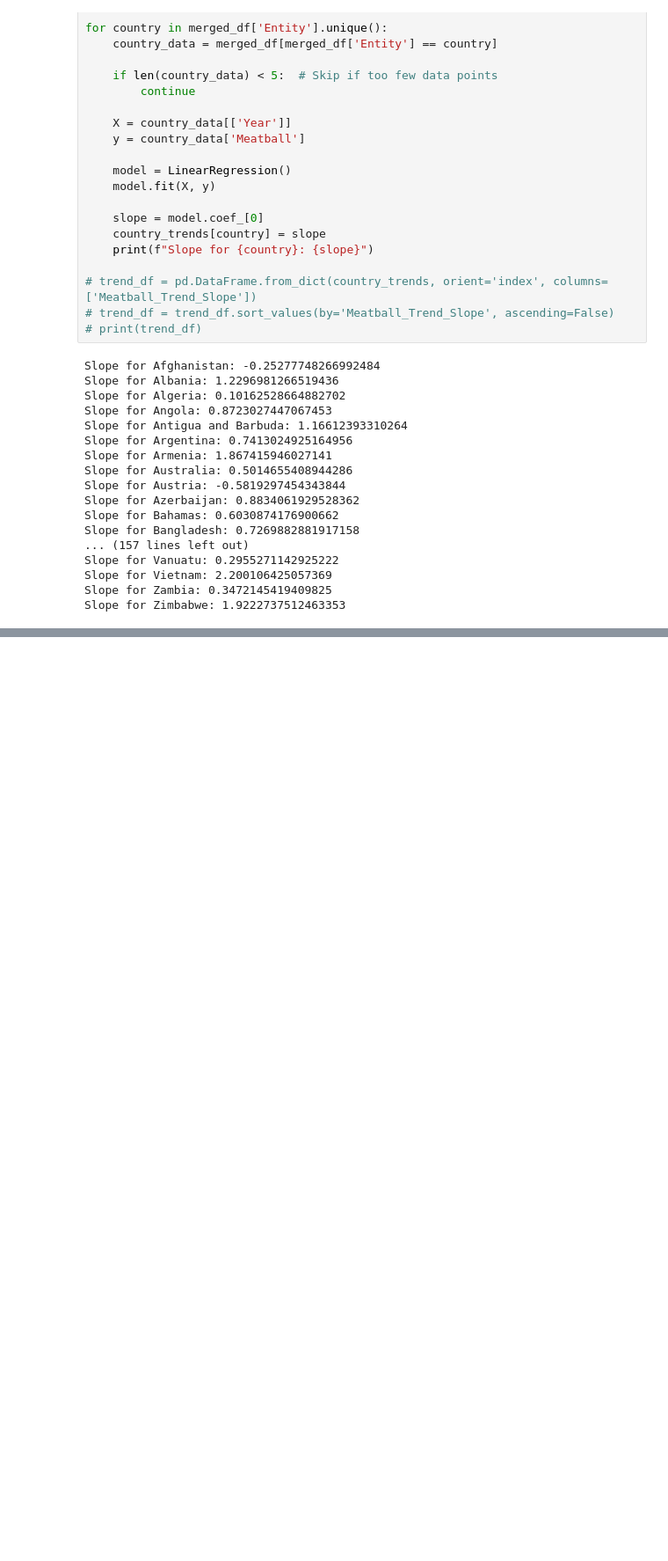
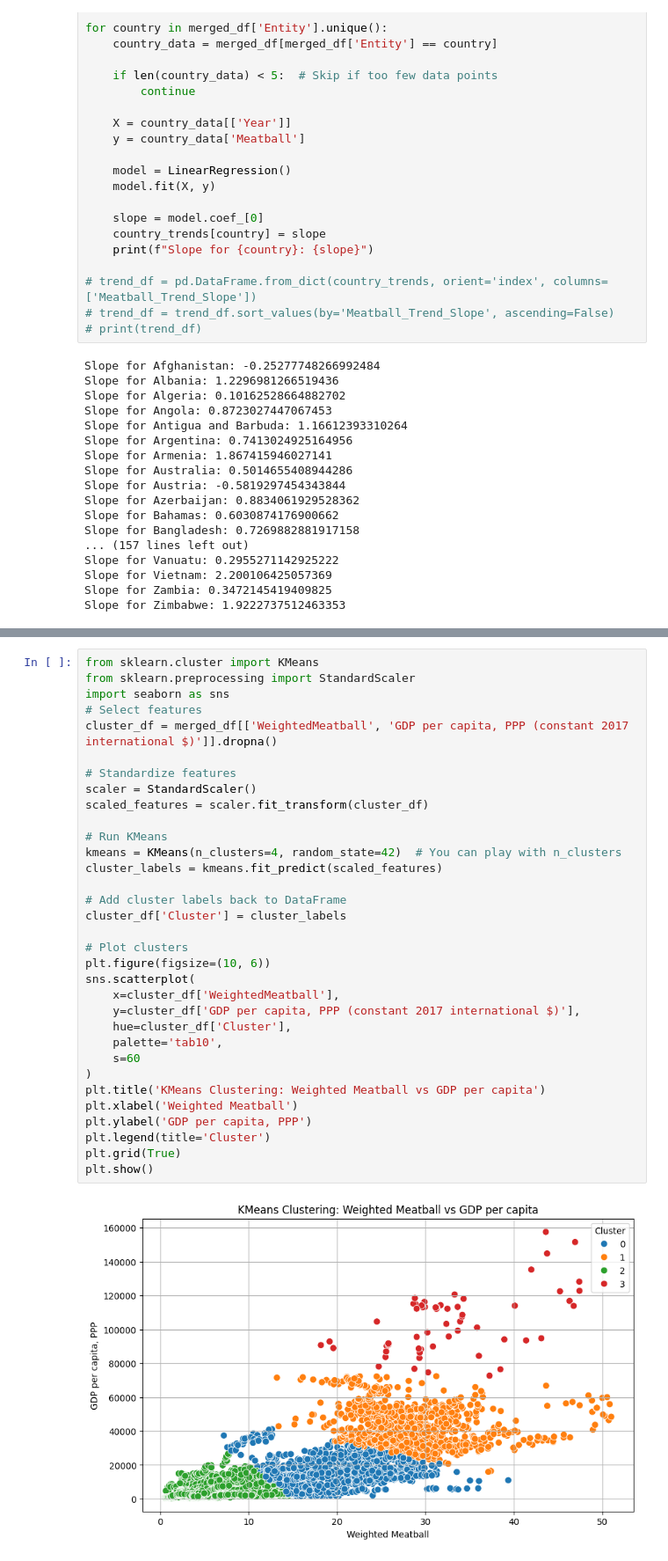
Before and after one commit to Sachin04t/Meat-the-Economy, a Jupyter notebook: CS506_MeattheEconomy.ipynb, the cells around one changed output, grey strips where cells are left out. Shown at 88% size. Drawn from its saved outputs; the diff is of its cells as text; blank space fills up the shorter version.

```diff
--- a/CS506_MeattheEconomy.ipynb
+++ b/CS506_MeattheEconomy.ipynb
@@ -152,0 +221,35 @@ Slope for Zimbabwe: 1.9222737512463353
+# %%
+from sklearn.cluster import KMeans
+from sklearn.preprocessing import StandardScaler
+import seaborn as sns
+# Select features
+cluster_df = merged_df[['WeightedMeatball', 'GDP per capita, PPP (constant 2017 international $)']].dropna()
+
+# Standardize features
+scaler = StandardScaler()
+scaled_features = scaler.fit_transform(cluster_df)
+
+# Run KMeans
+kmeans = KMeans(n_clusters=4, random_state=42)  # You can play with n_clusters
+cluster_labels = kmeans.fit_predict(scaled_features)
+
+# Add cluster labels back to DataFrame
+cluster_df['Cluster'] = cluster_labels
+
+# Plot clusters
+plt.figure(figsize=(10, 6))
+sns.scatterplot(
+    x=cluster_df['WeightedMeatball'],
+    y=cluster_df['GDP per capita, PPP (constant 2017 international $)'],
+    hue=cluster_df['Cluster'],
+    palette='tab10',
+    s=60
+)
+plt.title('KMeans Clustering: Weighted Meatball vs GDP per capita')
+plt.xlabel('Weighted Meatball')
+plt.ylabel('GDP per capita, PPP')
+plt.legend(title='Cluster')
+plt.grid(True)
+plt.show()
+# %% [output]
+[figure, added]
```
Also changed, not shown: parts of 21 cells of this notebook.
